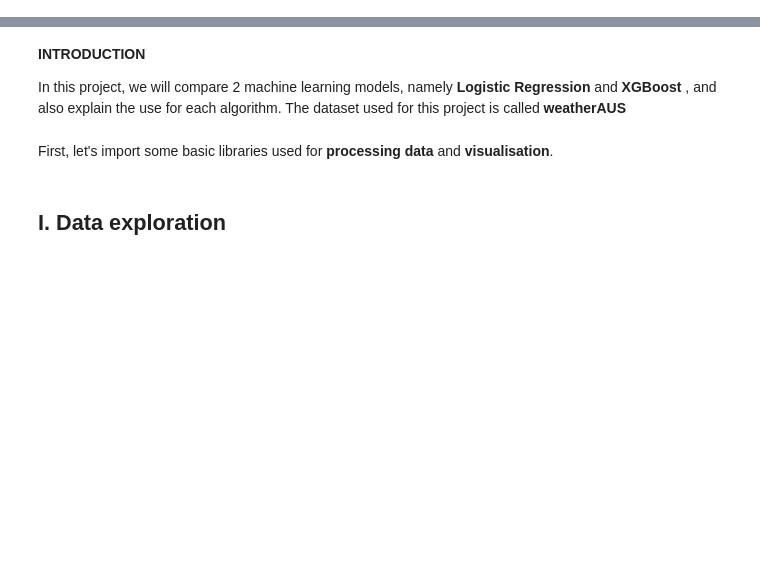
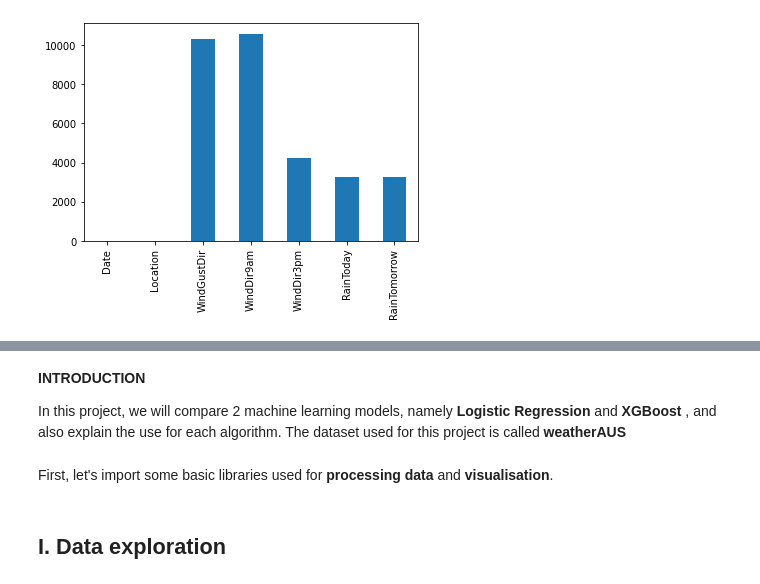
Before and after one commit to ChengHsu/Data-Analysis-Blog, a Jupyter notebook: _notebooks/2021-04-18-rain-in-australia.ipynb, the cells around one changed output, grey strips where cells are left out. Cells and saved outputs as stored; diff of their text form; code cells hidden in the pictures; blank space fills up the shorter version.

```diff
--- a/_notebooks/2021-04-18-rain-in-australia.ipynb
+++ b/_notebooks/2021-04-18-rain-in-australia.ipynb
@@ -2,0 +151,5 @@
+# %%
+df[categorical].isnull().sum().plot.bar()
+plt.show()
+# %% [output]
+[figure, added]
```
Also changed, not shown: parts of 164 cells of this notebook, 5 other files.
